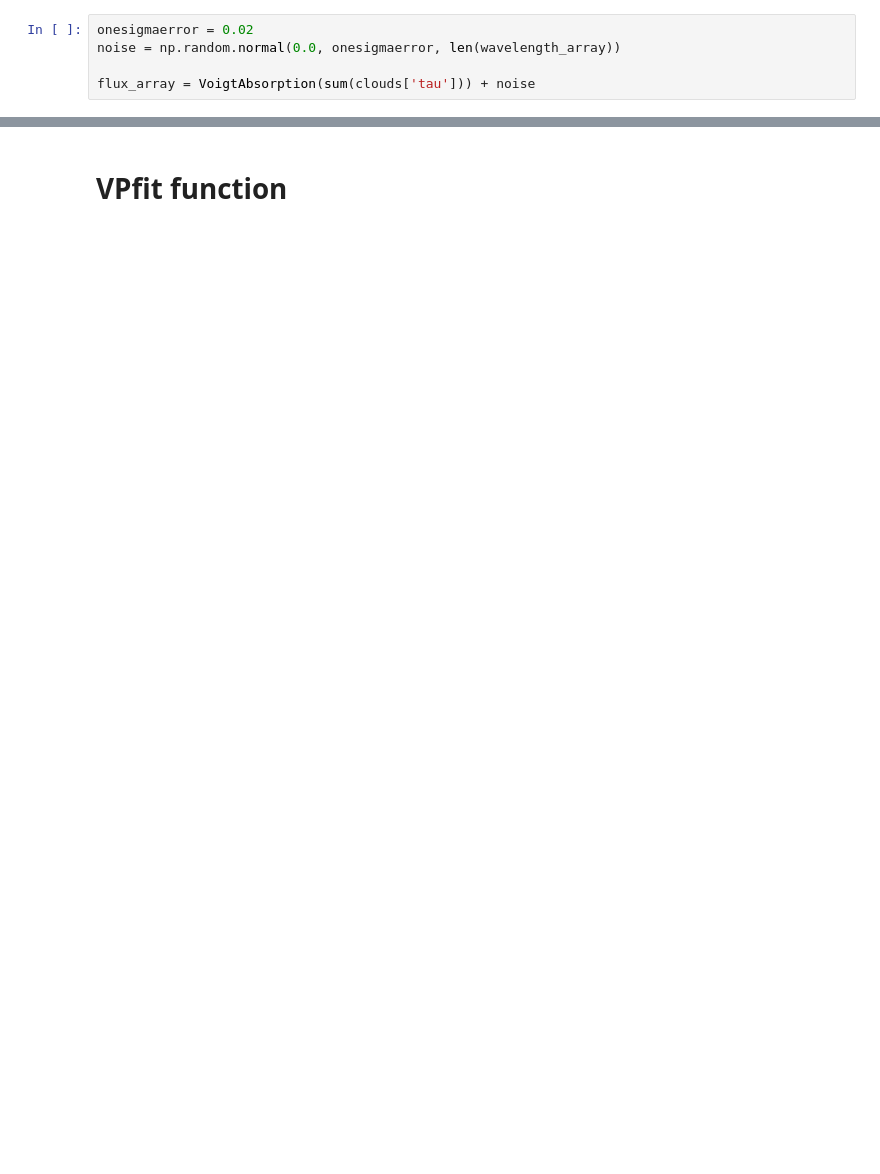
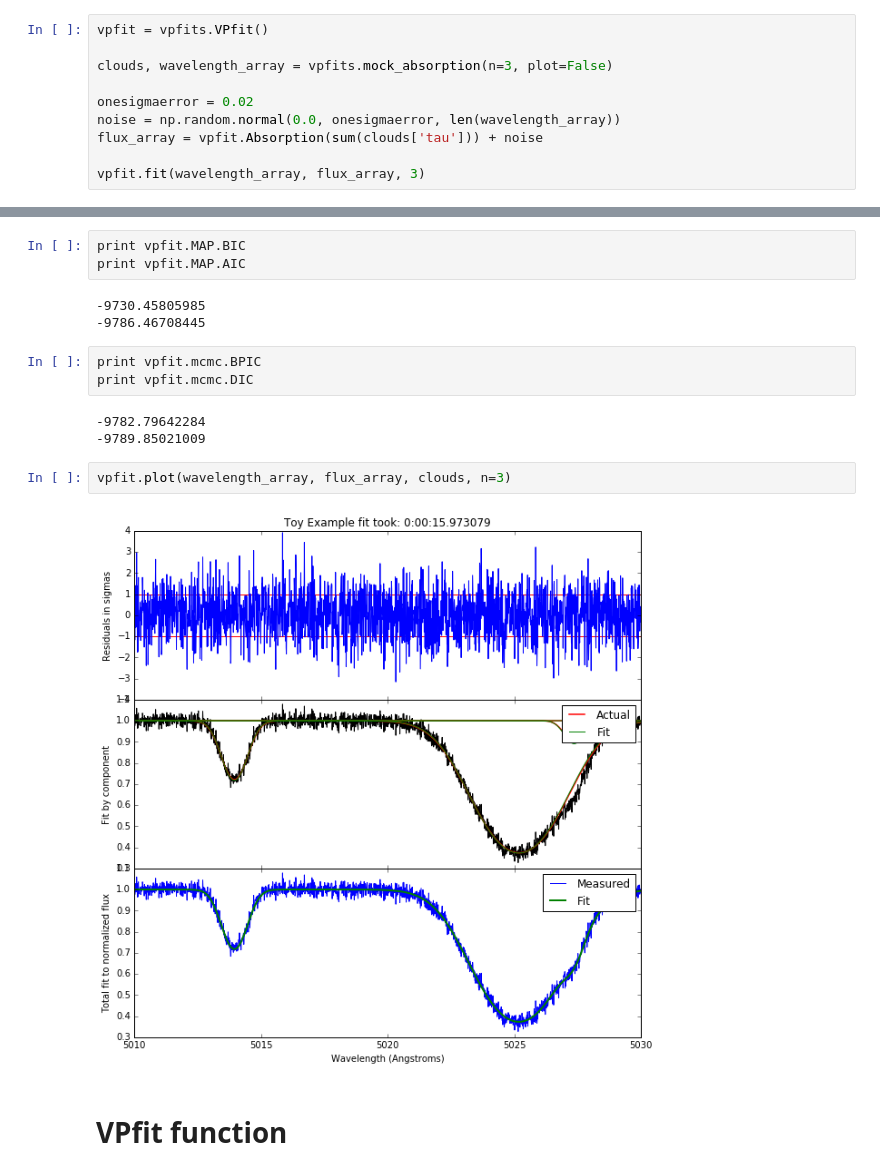
Before and after one commit to sarahappleby/VAMP, a Jupyter notebook: VPfits.ipynb, the cells around one changed output, grey strips where cells are left out. Saved outputs shown, nothing was run; the diff lists cells and outputs as text; blank space fills up the shorter version.

```diff
--- a/VPfits.ipynb
+++ b/VPfits.ipynb
@@ -61,5 +12,10 @@ def VoigtAbsorption(tau_array):
 # %%
+vpfit = vpfits.VPfit()
+
+clouds, wavelength_array = vpfits.mock_absorption(n=3, plot=False)
+
 onesigmaerror = 0.02
 noise = np.random.normal(0.0, onesigmaerror, len(wavelength_array))
+flux_array = vpfit.Absorption(sum(clouds['tau'])) + noise
 
-flux_array = VoigtAbsorption(sum(clouds['tau'])) + noise
+vpfit.fit(wavelength_array, flux_array, 3)
@@ -222,2 +25,18 @@ ax3.set_xlabel("Wavelength (Angstroms)")
+# %%
+print vpfit.MAP.BIC
+print vpfit.MAP.AIC
+# %% [output]
+-9730.45805985
+-9786.46708445
+# %%
+print vpfit.mcmc.BPIC
+print vpfit.mcmc.DIC
+# %% [output]
+-9782.79642284
+-9789.85021009
+# %%
+vpfit.plot(wavelength_array, flux_array, clouds, n=3)
+# %% [output]
+[figure, added]
 # %% [markdown]
 # VPfit function
```
Also changed, not shown: parts of 50 cells of this notebook, 1 other file.
